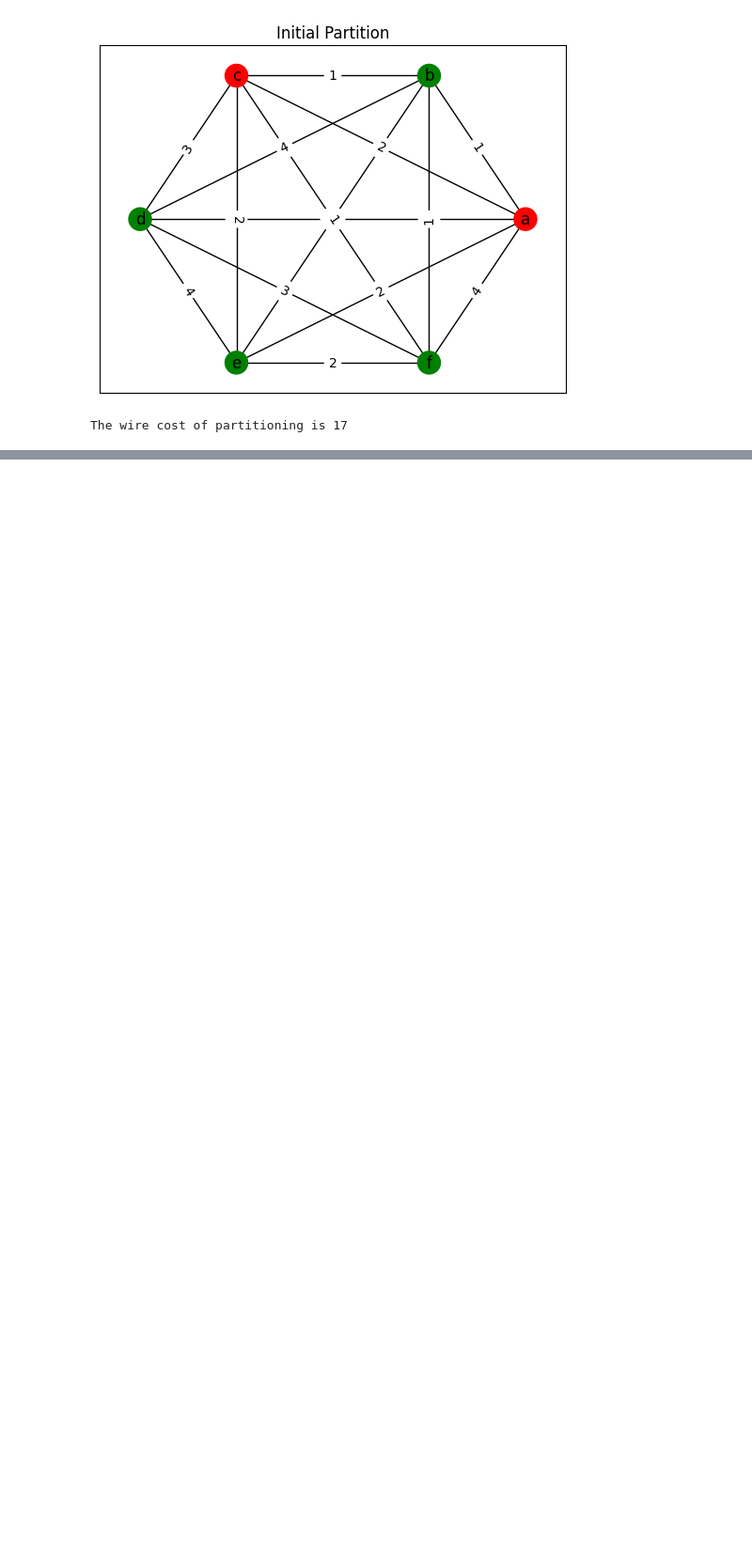
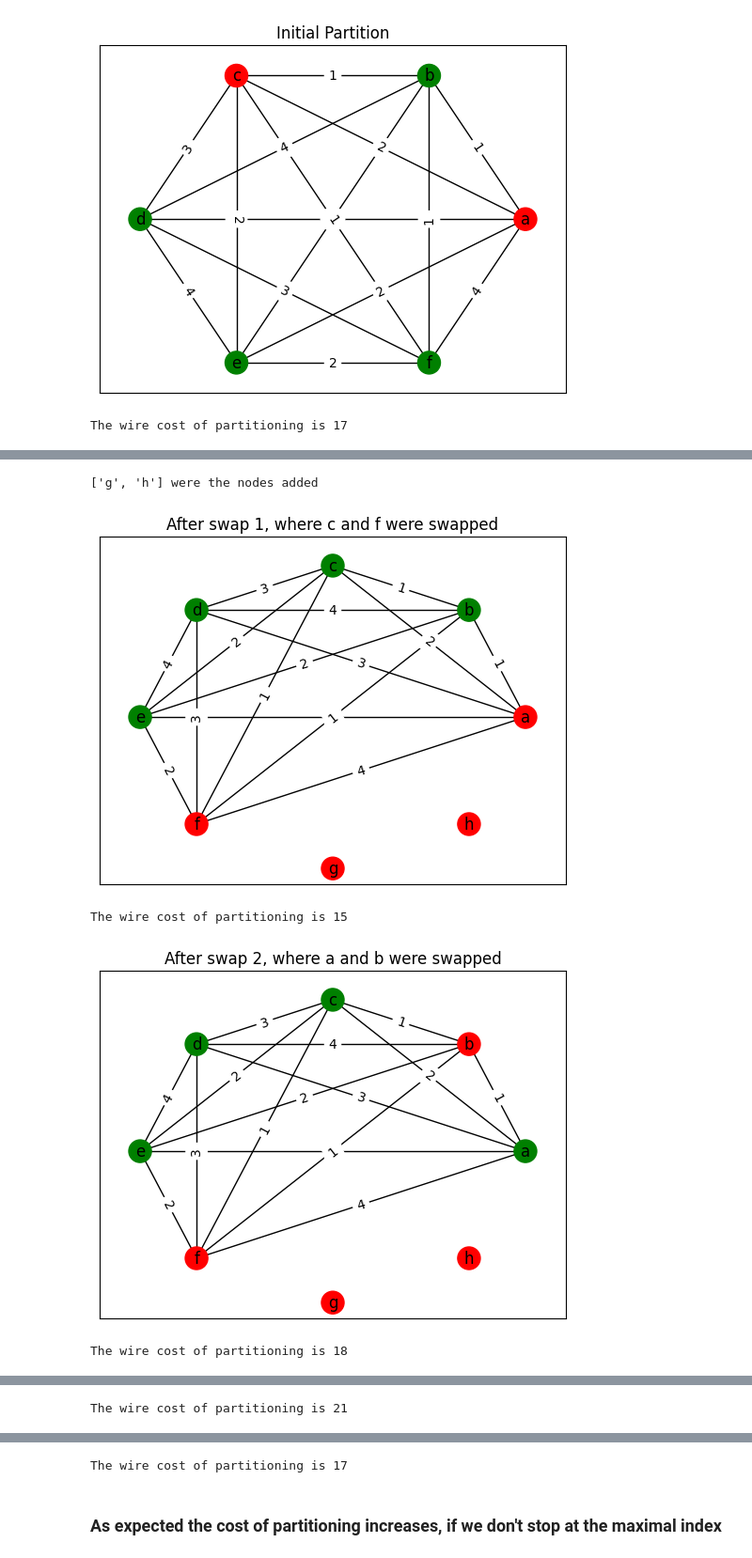
Before and after one commit to rohankalbag/vlsi-circuit-partitioning-algorithms, a Jupyter notebook: kerninghan_lin_unequal_partitions.ipynb, the cells around one changed output, grey strips where cells are left out. Shown: that part at 94% size. Drawn from its saved outputs; the diff is of its cells as text; code cells hidden in the pictures; blank space fills up the shorter version.

```diff
--- a/kerninghan_lin_unequal_partitions.ipynb
+++ b/kerninghan_lin_unequal_partitions.ipynb
@@ -229,0 +235,32 @@ The wire cost of partitioning is 15
+# %%
+graph = Graph()
+
+# here n2 = 4 and n1 = 2
+
+graph.addNode('a', 'p1')
+graph.addNode('b', 'p2')
+graph.addNode('c', 'p1')
+graph.addNode('d', 'p2')
+graph.addNode('e', 'p2')
+graph.addNode('f', 'p2')
+
+graph.addEdge('a','f', 4)
+graph.addEdge('a','e', 2)
+graph.addEdge('a','d', 3)
+graph.addEdge('a','b', 1)
+graph.addEdge('a','c', 2)
+graph.addEdge('b','c', 1)
+graph.addEdge('b','d', 4)
+graph.addEdge('b','e', 2)
+graph.addEdge('b','f', 1)
+graph.addEdge('c','d', 3)
+graph.addEdge('c','e', 2)
+graph.addEdge('c','f', 1)
+graph.addEdge('d','e', 4)
+graph.addEdge('d','f', 3)
+graph.addEdge('e','f', 2)
+
+gv = GraphVisualizer()
+gv.addEdges(graph)
+gv.visualize("Initial Partition")
+print("The wire cost of partitioning is",graph.get_cost())
@@ -229,0 +270,18 @@ The wire cost of partitioning is 15
+# %%
+swaps,m, addednodes = uneq_kerninghan_lin(graph)
+
+k = 0
+while(k <= len(swaps) - 1):
+    p = swaps[k]
+    graph.node_affiliation[p[0]], graph.node_affiliation[p[1]] = graph.node_affiliation[p[1]], graph.node_affiliation[p[0]]
+    gv = GraphVisualizer()
+    gv.addEdges(graph)
+    gv.visualize(f"After swap {k+1}, where {p[0]} and {p[1]} were swapped")
+    print("The wire cost of partitioning is",graph.get_cost())
+    k += 1
+# %% [output]
+['g', 'h'] were the nodes added
+[figure, added]
+The wire cost of partitioning is 15
+[figure, added]
+The wire cost of partitioning is 18
@@ -229,0 +289 @@ The wire cost of partitioning is 15
+The wire cost of partitioning is 21
@@ -229,0 +291,3 @@ The wire cost of partitioning is 15
+The wire cost of partitioning is 17
+# %% [markdown]
+### As expected the cost of partitioning increases, if we don't stop at the maximal index
```
Also changed, not shown: parts of 8 cells of this notebook, 2 other files.
